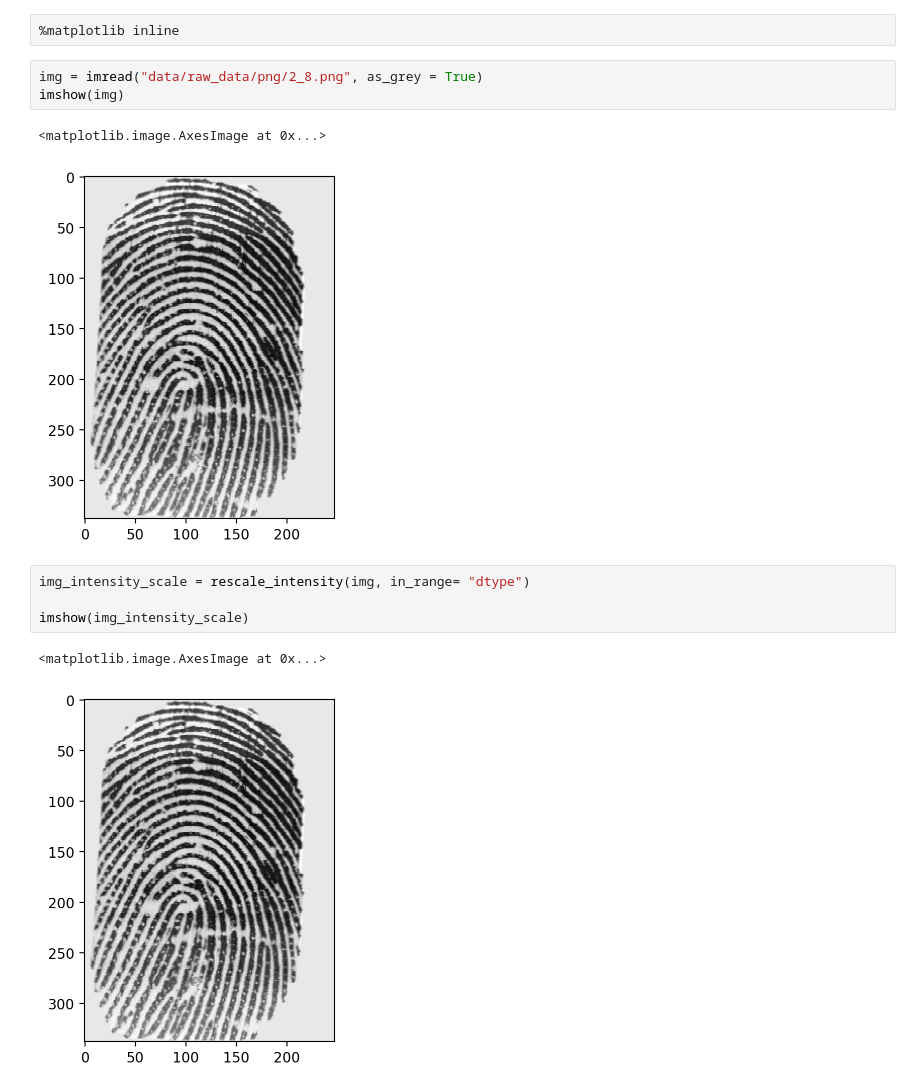
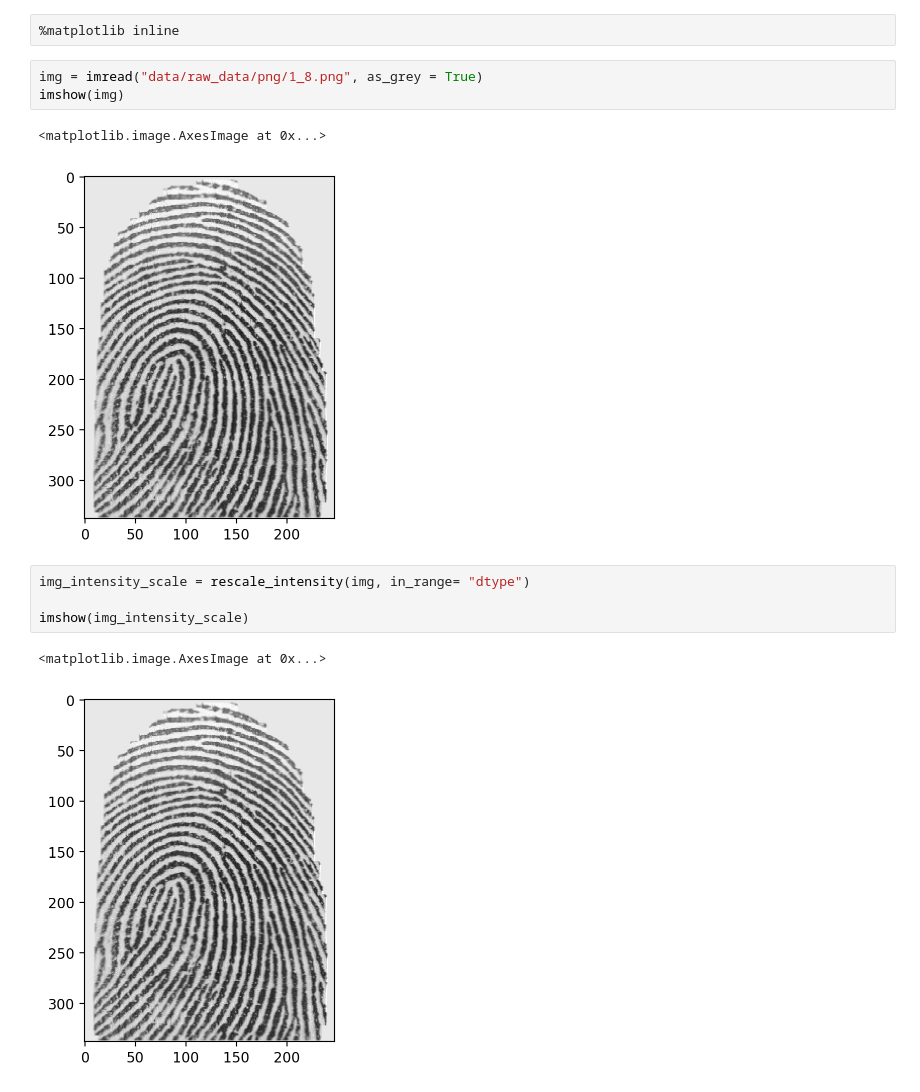
Before and after one commit to Antoninj/biometrics-project, a Jupyter notebook: sandbox.ipynb, the cells around one changed output. Saved outputs shown, nothing was run; the diff lists cells and outputs as text.

```diff
--- a/sandbox.ipynb
+++ b/sandbox.ipynb
@@ -25,18 +25,18 @@ import matplotlib.pyplot as plt
 # %%
 %matplotlib inline
 # %%
-img = imread("data/raw_data/png/2_8.png", as_grey = True)
+img = imread("data/raw_data/png/1_8.png", as_grey = True)
 imshow(img)
 # %% [output]
 <matplotlib.image.AxesImage at 0x...>
-[figure, old version]
+[figure, new version]
 # %%
 img_intensity_scale = rescale_intensity(img, in_range= "dtype")
 
 imshow(img_intensity_scale)
 # %% [output]
 <matplotlib.image.AxesImage at 0x...>
-[figure, old version]
+[figure, new version]
 # %%
 img_enhanced_contrast = enhance_contrast(img_intensity_scale, disk(5))
 
```
Also changed, not shown: parts of 13 cells of this notebook, 8 other files.
